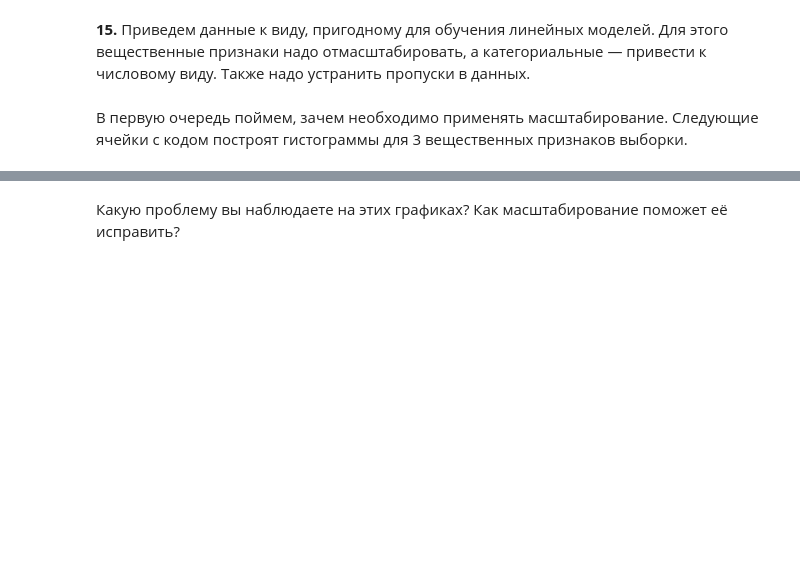
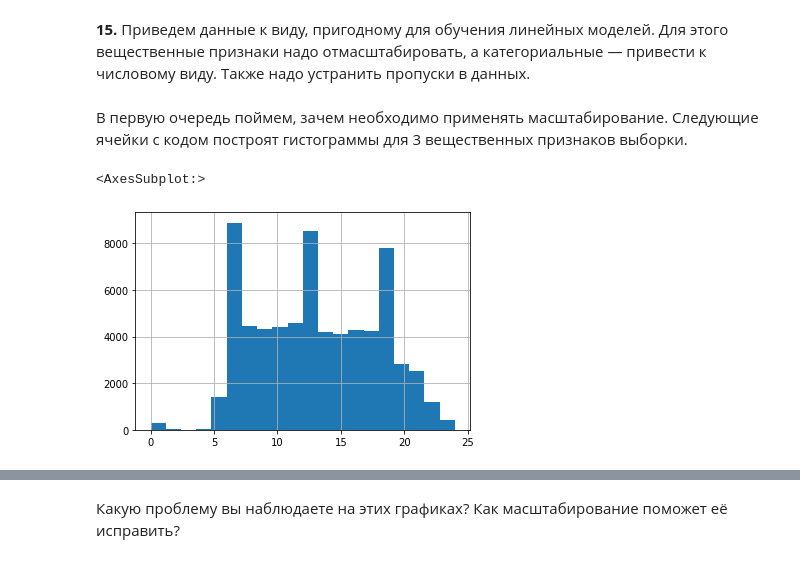
Before and after one commit to creepymorties/data-analysis-labs, a Jupyter notebook: homework-practice-01-linregr.ipynb, the cells around one changed output, grey strips where cells are left out. Cells and saved outputs as stored; diff of their text form; code cells hidden in the pictures; blank space fills up the shorter version.

```diff
--- a/homework-practice-01-linregr.ipynb
+++ b/homework-practice-01-linregr.ipynb
@@ -389,2 +406,32 @@ x.drop(columns=['Cancelled', 'CancellationCode'], inplace=True)
+# %%
+# add DepTime convertion & drop original
+
+dep_time = x['DepTime'].apply(lambda x: TimeConverted.convert_time_feature(x))
+
+x['DepTime_Hour'] = dep_time.apply(lambda x: x.hours)
+x['DepTime_Minute'] = dep_time.apply(lambda x: x.minutes)
+x.drop(columns=['DepTime'], inplace=True)
+
+
+# add CRSDepTime convertion & drop original
+
+src_dep_time = x['CRSDepTime'].apply(lambda x: TimeConverted.convert_time_feature(x))
+x['CRSDepTime_Hour'] = src_dep_time.apply(lambda x: x.hours)
+x['CRSDepTime_Minute'] = src_dep_time.apply(lambda x: x.minutes)
+x.drop(columns=['CRSDepTime'], inplace=True)
+
+# add ArrTime convertion & drop original
+
+arr_time = x['ArrTime'].apply(lambda x: TimeConverted.convert_time_feature(x))
+x['ArrTime_Hour'] = arr_time.apply(lambda x: x.hours)
+x['ArrTime_Minute'] = arr_time.apply(lambda x: x.minutes)
+x.drop(columns=['ArrTime'], inplace=True)
+
+# add CRSArrTime convertion & drop original
+
+crs_arr_time = x['CRSArrTime'].apply(lambda x: TimeConverted.convert_time_feature(x))
+x['CRSArrTime_Hour'] = arr_time.apply(lambda x: x.hours)
+x['CRSArrTime_Minute'] = arr_time.apply(lambda x: x.minutes)
+x.drop(columns=['CRSArrTime'], inplace=True)
 # %% [markdown]
 **14.** Некоторые из признаков, отличных от целевой переменной, могут оказывать чересчур значимое влияние на прогноз, поскольку по своему смыслу содержат большую долю информации о значении целевой переменной. Изучите описание датасета и исключите признаки, сильно коррелирующие с ответами. Ваш выбор признаков для исключения из выборки обоснуйте. Кроме того, исключите признаки TailNum и Year.
@@ -393,7 +450,13 @@ x.drop(columns=['Cancelled', 'CancellationCode'], inplace=True)
+# %%
+# I consider this percentage to be enough to say that ArrDelay should be removed from features
+x.drop(columns=['ArrDelay', 'TailNum', 'Year'], inplace=True)
 # %% [markdown]
 **15.** Приведем данные к виду, пригодному для обучения линейных моделей. Для этого вещественные признаки надо отмасштабировать, а категориальные — привести к числовому виду. Также надо устранить пропуски в данных.
 # %% [markdown]
 В первую очередь поймем, зачем необходимо применять масштабирование. Следующие ячейки с кодом построят гистограммы для 3 вещественных признаков выборки.
 # %%
-X['DepTime_Hour'].hist(bins=20)
+x['DepTime_Hour'].hist(bins=20)
+# %% [output]
+<AxesSubplot:>
+[figure, added]
 # %%
```
Also changed, not shown: parts of 8 cells of this notebook.
